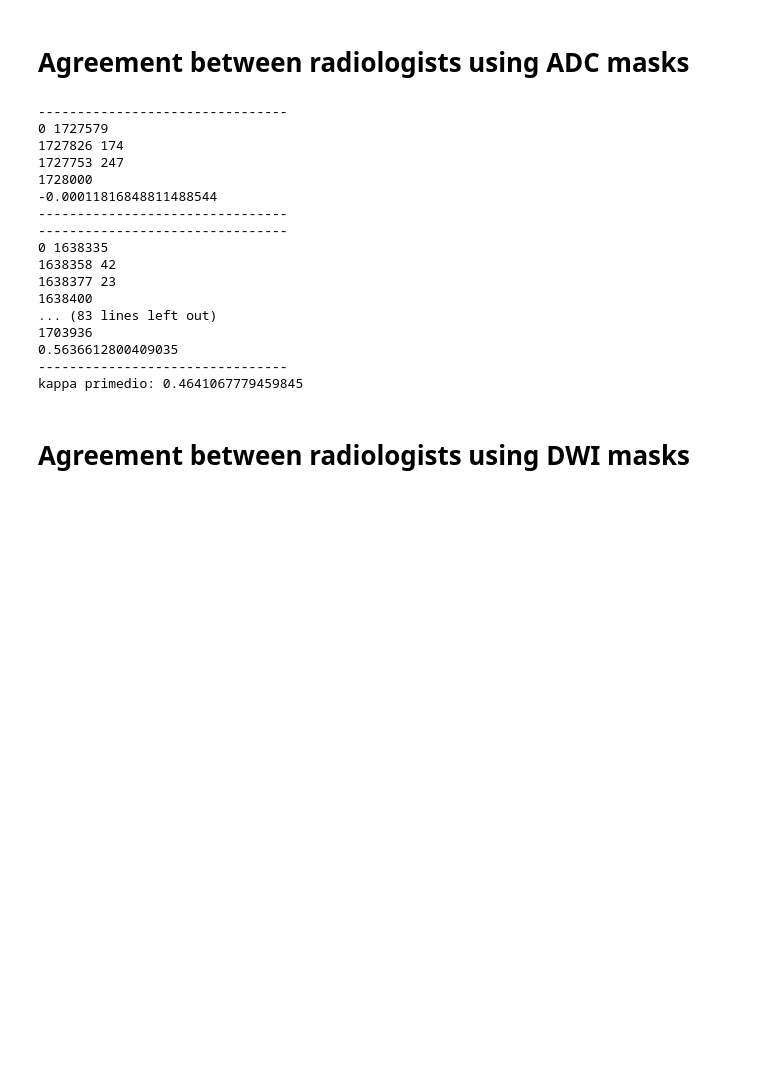
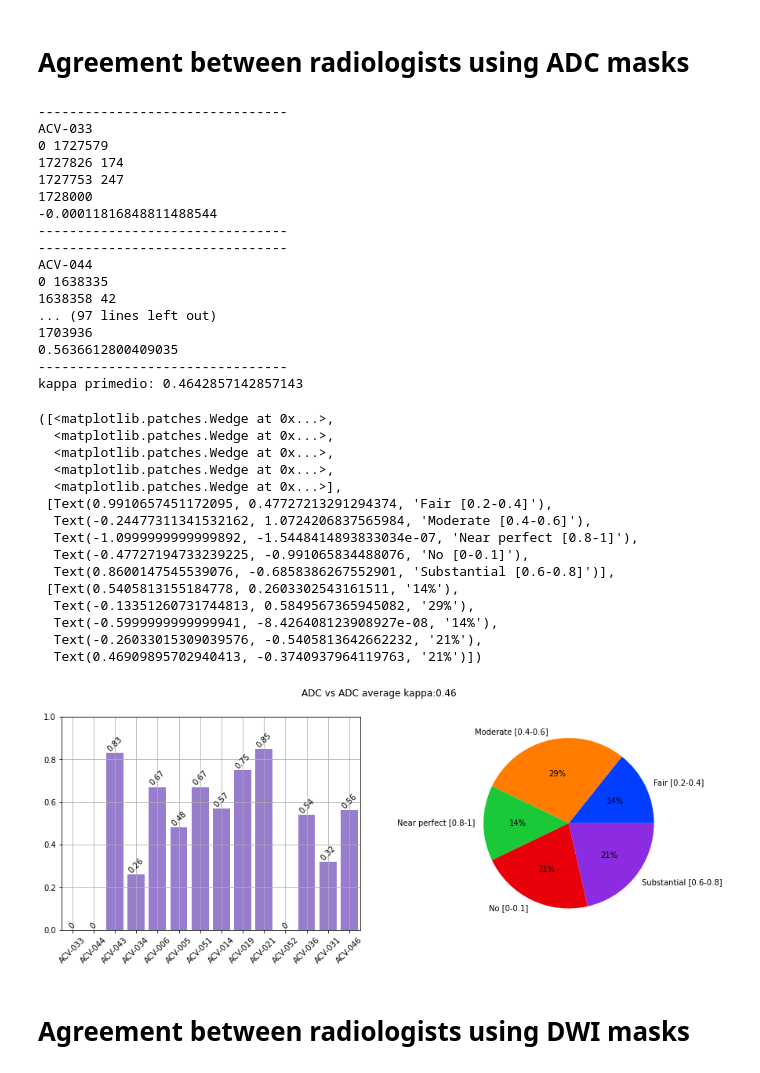
Before and after one commit to Sangohe/ais-foscal, a Jupyter notebook: 01-overlapping-between-modalities.ipynb, the cells around one changed output. Saved outputs shown, nothing was run; the diff lists cells and outputs as text; code cells hidden in the pictures; blank space fills up the shorter version.

```diff
--- a/01-overlapping-between-modalities.ipynb
+++ b/01-overlapping-between-modalities.ipynb
@@ -59,8 +58,9 @@ compute_segmentation_metrics(masks["DWI"], masks["ADC"])
 # %%
 Kappas = []
 modality = "ADC"
+category = []
 
-for patient in patients:
+for idx_p, patient in enumerate(patients):
     masks_daniel = np.expand_dims(patient.get_mask(modalities=[modality], radiologist="Daniel")[modality], axis=2)
     masks_andres = np.expand_dims(patient.get_mask(modalities=[modality], radiologist="Andres")[modality], axis=2)
 
@@ -77,38 +77,88 @@ for patient in patients:
 
     p_0  = (andres_daniel_0 + andres_daniel_1)/total
     si_a = (andres_1/total) * (daniel_1/total)
     no_a = (andres_0/total) * (daniel_0/total)
     p_e  = si_a + no_a
     kappa = (p_0 - p_e)/(1 - p_e)
 
-    Kappas.append(kappa)
+    Kappas.append(round(kappa, 2))
+
+    if kappa <0.1:
+        category.append('No [0-0.1]')
+    elif 0.1<=kappa<0.2:
+        category.append('Slight [0.1-0.2]')
+    elif 0.2<=kappa<0.4:
+        category.append('Fair [0.2-0.4]')
+    elif 0.4<=kappa<0.6:
+        category.append('Moderate [0.4-0.6]')
+    elif 0.6<=kappa<0.8:
+        category.append('Substantial [0.6-0.8]')
+    elif 0.8<=kappa<1:
+        category.append('Near perfect [0.8-1]')
+
+
     print("--------------------------------")
+    print(patients_label[idx_p])
     print(andres_daniel_1, andres_daniel_0)
     print(andres_0, andres_1)
     print(daniel_0, daniel_1)
     print(total)
     print(kappa)
     print("--------------------------------")
 
 print("kappa primedio:",np.mean(Kappas))
+
+fig, (ax1, ax2) = plt.subplots(1, 2, figsize=(15, 5))
+
+fig.suptitle("ADC vs ADC average kappa:{}".format(round(np.mean(Kappas), 2)))
+
+g = sns.barplot(data={'Kappa':Kappas, 'Patient': patients_label, 'Category': category}, x='Patient', y='Kappa', ax=ax1, color= "mediumpurple")
+
+for idx, container in enumerate(g.containers):
+    g.bar_label(container,rotation=45)
+
+ax1.grid(0.3)
+ax1.set_ylim(0, 1)
+ax1.set_xticklabels(patients_label, rotation=45)
+
+data = [np.sum(np.array(category) == i) for i in np.unique(category)]
+labels = np.unique(category)
+colors = sns.color_palette('bright')
+ax2.pie(data, labels=labels, colors = colors, autopct = '%0.0f%%')
 # %% [output]
 --------------------------------
+ACV-033
 0 1727579
 1727826 174
 1727753 247
 1728000
 -0.00011816848811488544
 --------------------------------
 --------------------------------
+ACV-044
 0 1638335
 1638358 42
-1638377 23
-1638400
-... (83 lines left out)
+... (97 lines left out)
 1703936
 0.5636612800409035
 --------------------------------
-kappa primedio: 0.4641067779459845
+kappa primedio: 0.4642857142857143
+([<matplotlib.patches.Wedge at 0x...>,
+  <matplotlib.patches.Wedge at 0x...>,
+  <matplotlib.patches.Wedge at 0x...>,
+  <matplotlib.patches.Wedge at 0x...>,
+  <matplotlib.patches.Wedge at 0x...>],
+ [Text(0.9910657451172095, 0.47727213291294374, 'Fair [0.2-0.4]'),
+  Text(-0.24477311341532162, 1.0724206837565984, 'Moderate [0.4-0.6]'),
+  Text(-1.0999999999999892, -1.5448414893833034e-07, 'Near perfect [0.8-1]'),
+  Text(-0.47727194733239225, -0.991065834488076, 'No [0-0.1]'),
+  Text(0.8600147545539076, -0.6858386267552901, 'Substantial [0.6-0.8]')],
+ [Text(0.5405813155184778, 0.2603302543161511, '14%'),
+  Text(-0.13351260731744813, 0.5849567365945082, '29%'),
+  Text(-0.5999999999999941, -8.426408123908927e-08, '14%'),
+  Text(-0.26033015309039576, -0.5405813642662232, '21%'),
+  Text(0.46909895702940413, -0.3740937964119763, '21%')])
+[figure, added]
 # %% [markdown]
 # Agreement between radiologists using DWI masks
 # %%
```
Also changed, not shown: parts of 7 cells of this notebook.
